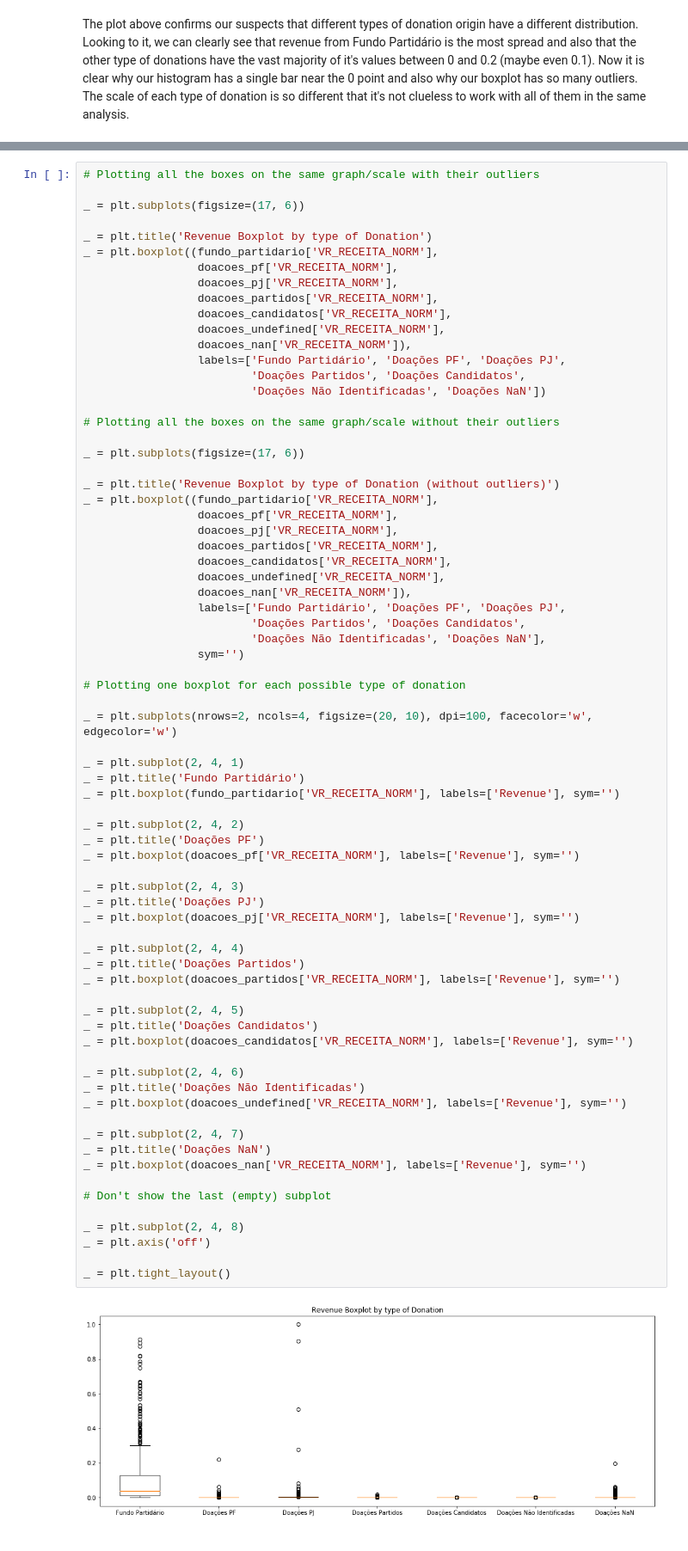
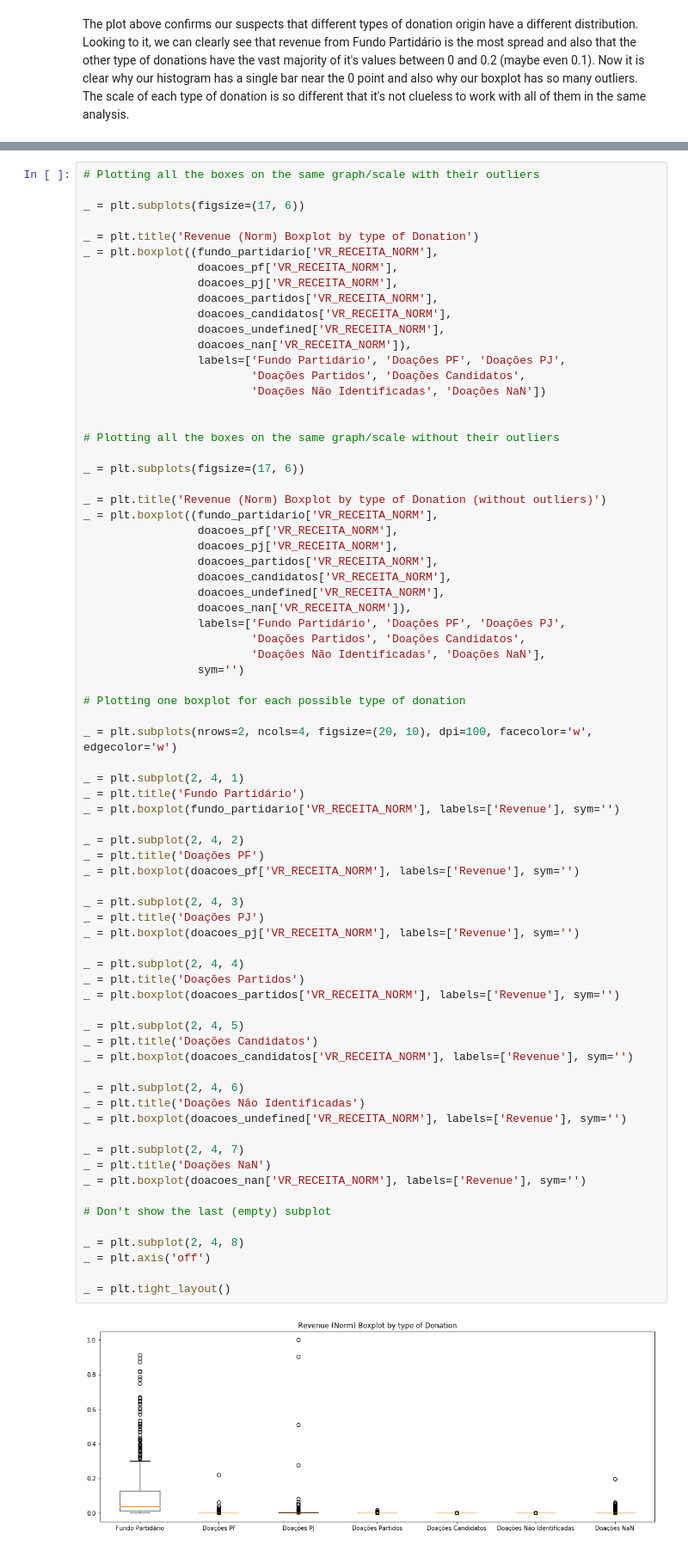
Before and after one commit to aiquis/political-parties-revenue, a Jupyter notebook: Political Parties Funding - Exploratory Analysis.ipynb, the cells around one changed output, grey strips where cells are left out. Shown: that part at 86% size. Drawn from its saved outputs; the diff is of its cells as text.

```diff
--- a/Political Parties Funding - Exploratory Analysis.ipynb
+++ b/Political Parties Funding - Exploratory Analysis.ipynb
@@ -333,7 +366,7 @@ _ = plt.tight_layout()
 
 _ = plt.subplots(figsize=(17, 6))
 
-_ = plt.title('Revenue Boxplot by type of Donation')
+_ = plt.title('Revenue (Norm) Boxplot by type of Donation')
 _ = plt.boxplot((fundo_partidario['VR_RECEITA_NORM'],
                  doacoes_pf['VR_RECEITA_NORM'],
                  doacoes_pj['VR_RECEITA_NORM'],
@@ -345,11 +378,12 @@ _ = plt.boxplot((fundo_partidario['VR_RECEITA_NORM'],
                          'Doações Partidos', 'Doações Candidatos',
                          'Doações Não Identificadas', 'Doações NaN'])
 
+
 # Plotting all the boxes on the same graph/scale without their outliers
 
 _ = plt.subplots(figsize=(17, 6))
 
-_ = plt.title('Revenue Boxplot by type of Donation (without outliers)')
+_ = plt.title('Revenue (Norm) Boxplot by type of Donation (without outliers)')
 _ = plt.boxplot((fundo_partidario['VR_RECEITA_NORM'],
                  doacoes_pf['VR_RECEITA_NORM'],
                  doacoes_pj['VR_RECEITA_NORM'],
@@ -374,31 +408,31 @@ _ = plt.subplot(2, 4, 2)
 _ = plt.title('Doações PF')
 _ = plt.boxplot(doacoes_pf['VR_RECEITA_NORM'], labels=['Revenue'], sym='')
 
 _ = plt.subplot(2, 4, 3)
 _ = plt.title('Doações PJ')
 _ = plt.boxplot(doacoes_pj['VR_RECEITA_NORM'], labels=['Revenue'], sym='')
 
 _ = plt.subplot(2, 4, 4)
 _ = plt.title('Doações Partidos')
 _ = plt.boxplot(doacoes_partidos['VR_RECEITA_NORM'], labels=['Revenue'], sym='')
 
 _ = plt.subplot(2, 4, 5)
 _ = plt.title('Doações Candidatos')
 _ = plt.boxplot(doacoes_candidatos['VR_RECEITA_NORM'], labels=['Revenue'], sym='')
 
 _ = plt.subplot(2, 4, 6)
 _ = plt.title('Doações Não Identificadas')
 _ = plt.boxplot(doacoes_undefined['VR_RECEITA_NORM'], labels=['Revenue'], sym='')
 
 _ = plt.subplot(2, 4, 7)
 _ = plt.title('Doações NaN')
 _ = plt.boxplot(doacoes_nan['VR_RECEITA_NORM'], labels=['Revenue'], sym='')
 
 # Don't show the last (empty) subplot
 
 _ = plt.subplot(2, 4, 8)
 _ = plt.axis('off')
 
 _ = plt.tight_layout()
 # %% [output]
-[figure, old version]
+[figure, new version]
```
Also changed, not shown: parts of 10 cells of this notebook.
